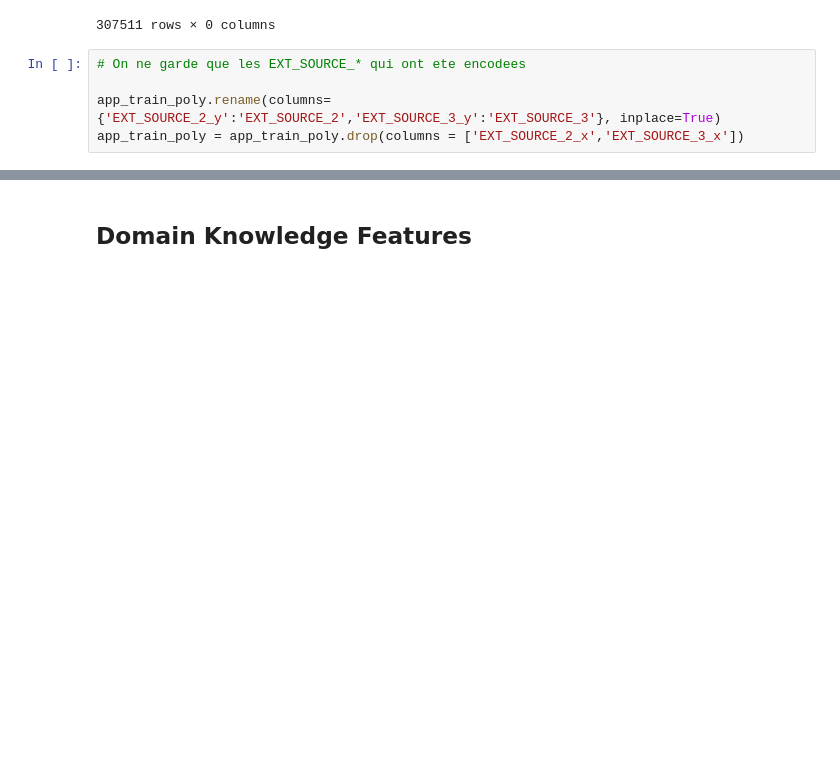
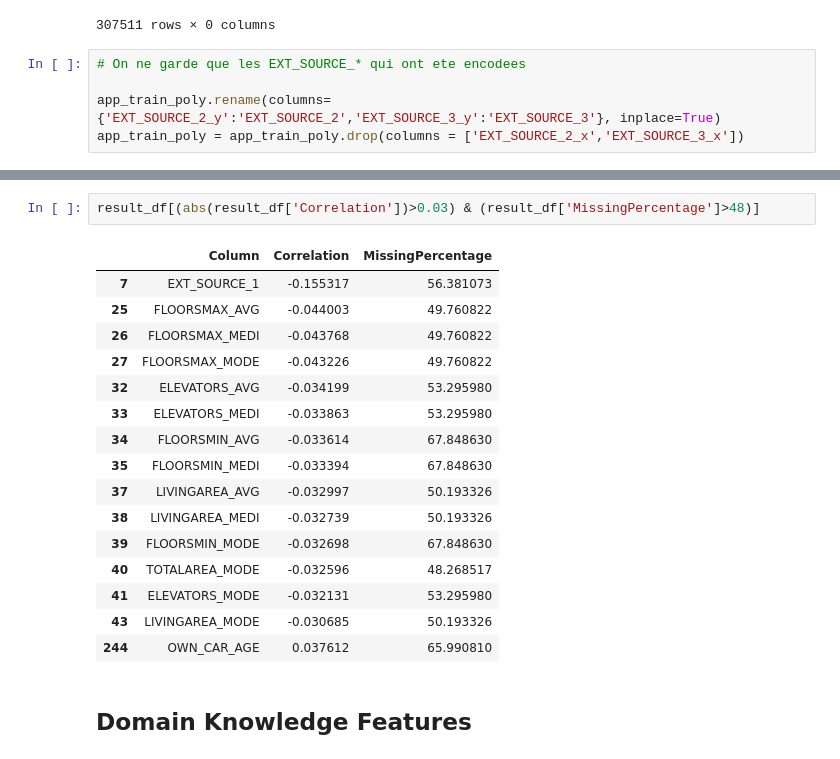
Before and after one commit to CorinneDS/Repo_Projet7, a Jupyter notebook: API_Projet_7/Data preparation.ipynb, the cells around one changed output, grey strips where cells are left out. Cells and saved outputs as stored; diff of their text form; blank space fills up the shorter version.

```diff
--- a/API_Projet_7/Data preparation.ipynb
+++ b/API_Projet_7/Data preparation.ipynb
@@ -740,3 +774,22 @@ Name: TARGET, dtype: float64
+# %%
+result_df[(abs(result_df['Correlation'])>0.03) & (result_df['MissingPercentage']>48)]
+# %% [output]
+|  | Column | Correlation | MissingPercentage |
+| 7 | EXT_SOURCE_1 | -0.155317 | 56.381073 |
+| 25 | FLOORSMAX_AVG | -0.044003 | 49.760822 |
+| 26 | FLOORSMAX_MEDI | -0.043768 | 49.760822 |
+| 27 | FLOORSMAX_MODE | -0.043226 | 49.760822 |
+| 32 | ELEVATORS_AVG | -0.034199 | 53.295980 |
+| 33 | ELEVATORS_MEDI | -0.033863 | 53.295980 |
+| 34 | FLOORSMIN_AVG | -0.033614 | 67.848630 |
+| 35 | FLOORSMIN_MEDI | -0.033394 | 67.848630 |
+| 37 | LIVINGAREA_AVG | -0.032997 | 50.193326 |
+| 38 | LIVINGAREA_MEDI | -0.032739 | 50.193326 |
+| 39 | FLOORSMIN_MODE | -0.032698 | 67.848630 |
+| 40 | TOTALAREA_MODE | -0.032596 | 48.268517 |
+| 41 | ELEVATORS_MODE | -0.032131 | 53.295980 |
+| 43 | LIVINGAREA_MODE | -0.030685 | 50.193326 |
+| 244 | OWN_CAR_AGE | 0.037612 | 65.990810 |
 # %% [markdown]
 ## Domain Knowledge Features
 # %% [markdown]
```
Also changed, not shown: parts of 11 cells of this notebook, 4 other files.
